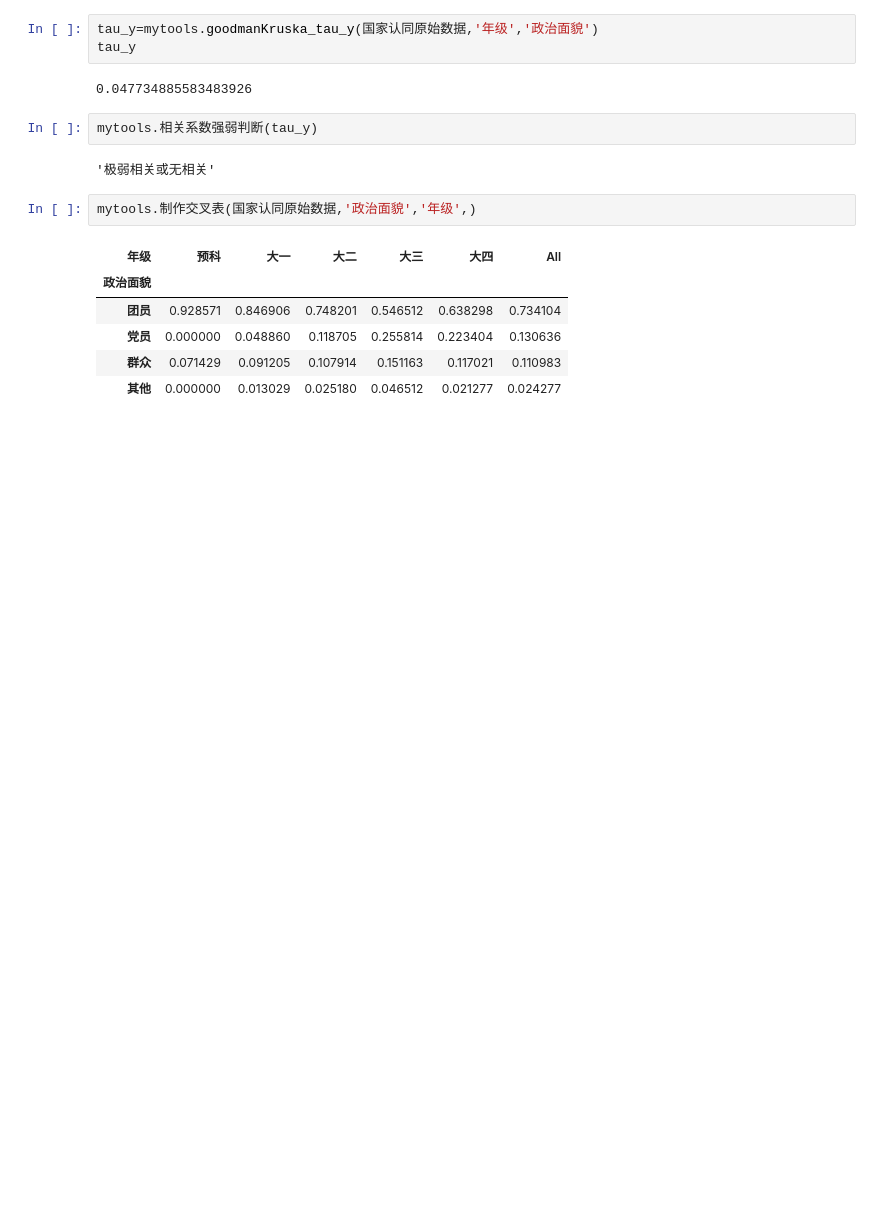
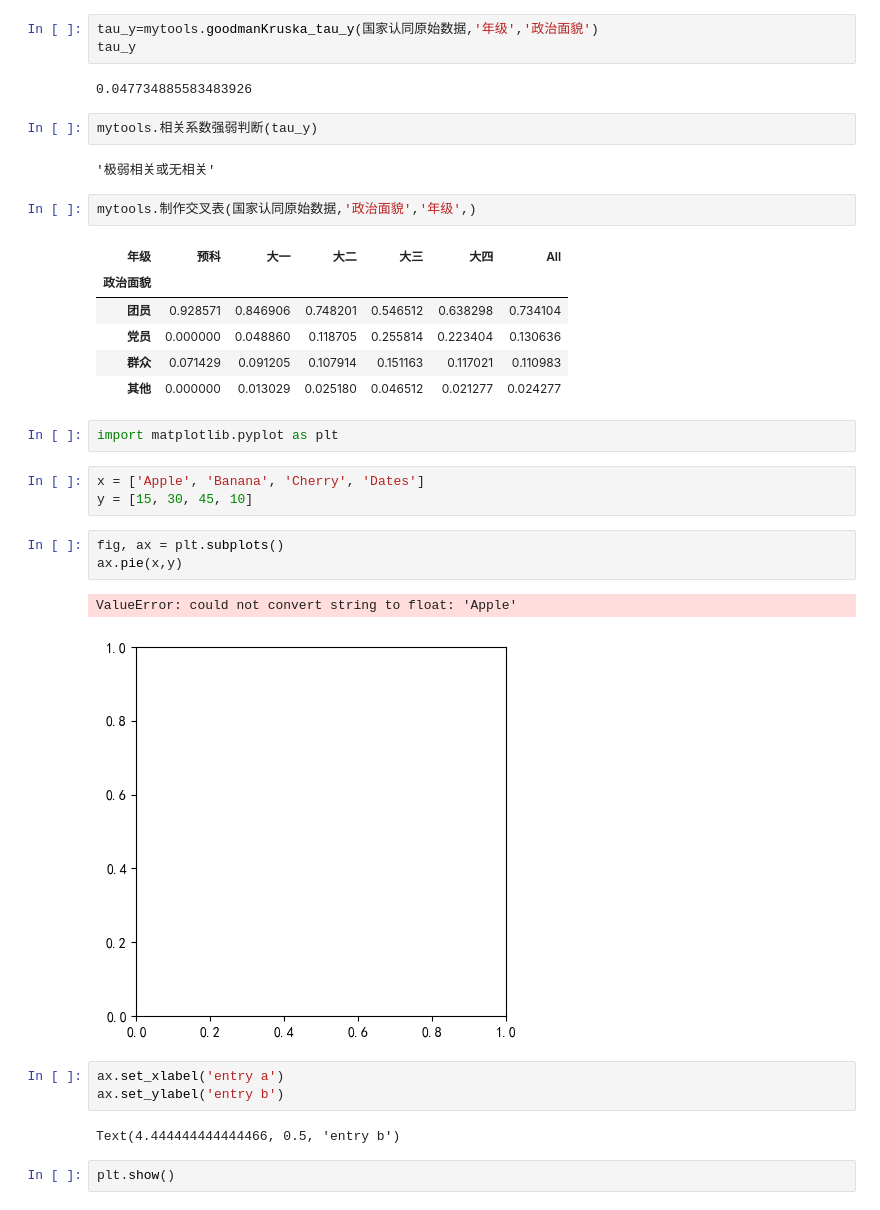
Before and after one commit to mosongsheng/mm, a Jupyter notebook: 11-定序和定序的描述统计.ipynb, the cells around one changed output. Saved outputs shown, nothing was run; the diff lists cells and outputs as text; blank space fills up the shorter version.

```diff
--- a/11-定序和定序的描述统计.ipynb
+++ b/11-定序和定序的描述统计.ipynb
@@ -26,3 +26,21 @@ mytools.制作交叉表(国家认同原始数据,'政治面貌','年级',)
 | 党员 | 0.000000 | 0.048860 | 0.118705 | 0.255814 | 0.223404 | 0.130636 |
 | 群众 | 0.071429 | 0.091205 | 0.107914 | 0.151163 | 0.117021 | 0.110983 |
 | 其他 | 0.000000 | 0.013029 | 0.025180 | 0.046512 | 0.021277 | 0.024277 |
+# %%
+import matplotlib.pyplot as plt
+# %%
+x = ['Apple', 'Banana', 'Cherry', 'Dates']
+y = [15, 30, 45, 10]
+# %%
+fig, ax = plt.subplots()
+ax.pie(x,y)
+# %% [output]
+ValueError: could not convert string to float: 'Apple'
+[figure, added]
+# %%
+ax.set_xlabel('entry a')
+ax.set_ylabel('entry b')
+# %% [output]
+Text(4.444444444444466, 0.5, 'entry b')
+# %%
+plt.show()
```
Also changed, not shown: parts of 3 cells of this notebook, 10 other files.
